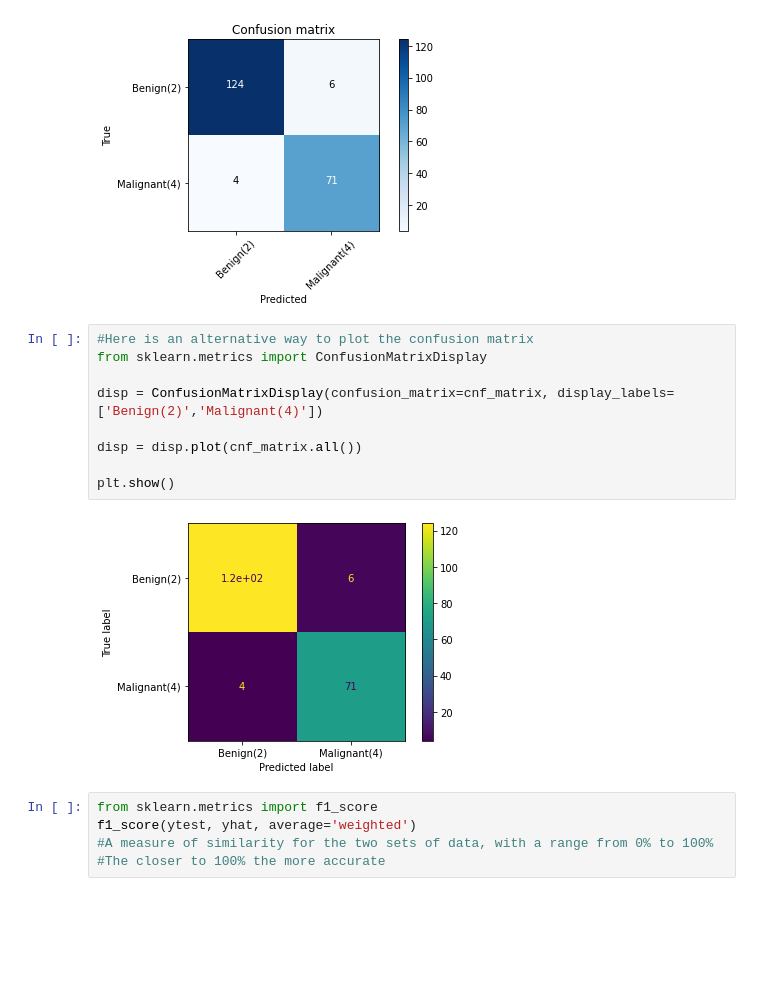
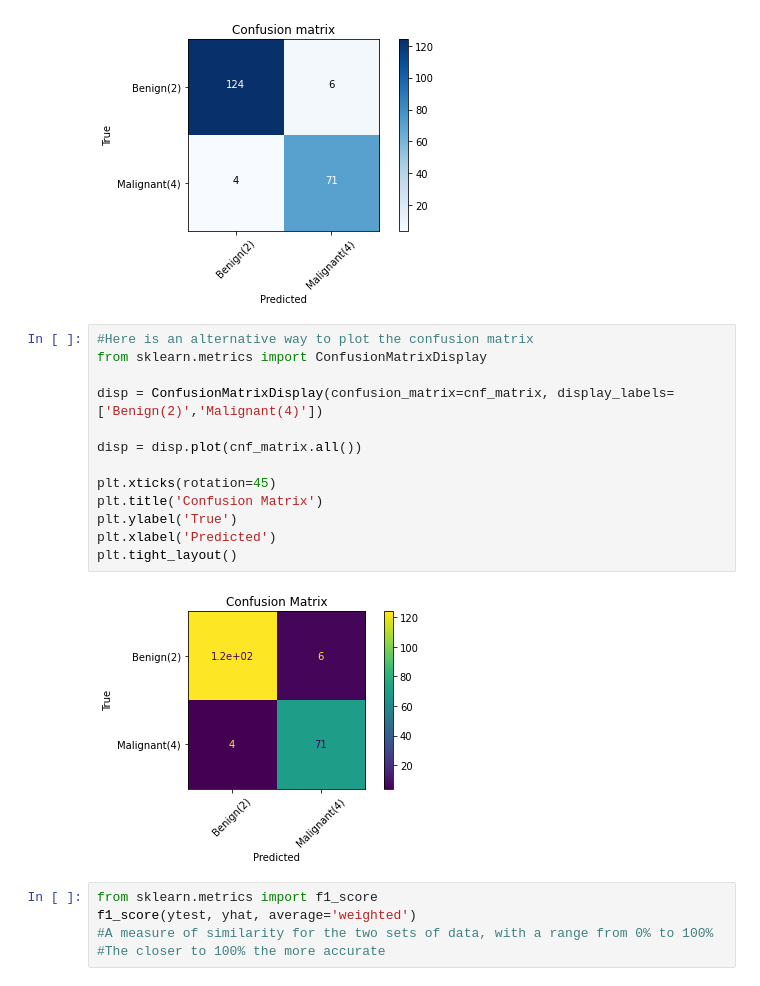
Before and after one commit to marcusmayo/Data-Sources, a Jupyter notebook: Cancer_confusionMatrix.ipynb, the cells around one changed output. Cells and saved outputs as stored; diff of their text form; blank space fills up the shorter version.

```diff
--- a/Cancer_confusionMatrix.ipynb
+++ b/Cancer_confusionMatrix.ipynb
@@ -300,14 +300,18 @@ plot_confusion_matrix(cnf_matrix, classes=['Benign(2)','Malignant(4)'],normalize
 # %%
 #Here is an alternative way to plot the confusion matrix
 from sklearn.metrics import ConfusionMatrixDisplay
 
 disp = ConfusionMatrixDisplay(confusion_matrix=cnf_matrix, display_labels=['Benign(2)','Malignant(4)'])
 
 disp = disp.plot(cnf_matrix.all())
 
-plt.show()
+plt.xticks(rotation=45)
+plt.title('Confusion Matrix')
+plt.ylabel('True')
+plt.xlabel('Predicted')
+plt.tight_layout()
 # %% [output]
-[figure, old version]
+[figure, new version]
 # %%
 from sklearn.metrics import f1_score
 f1_score(ytest, yhat, average='weighted')
```
